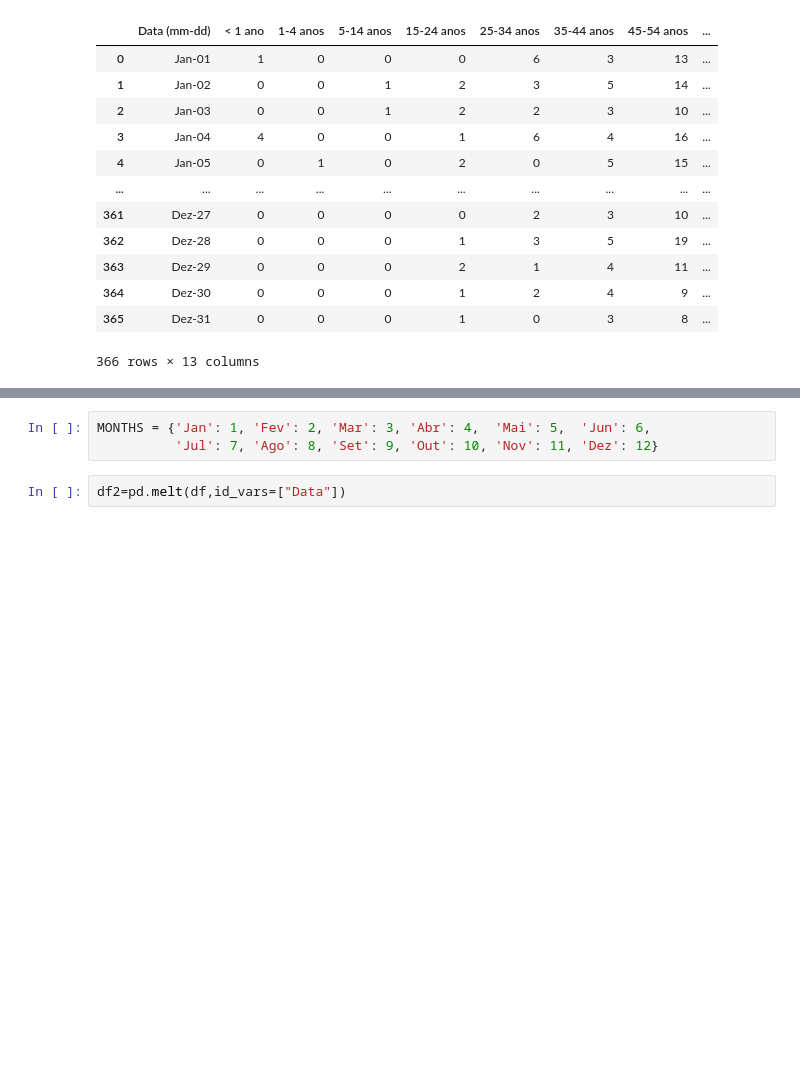
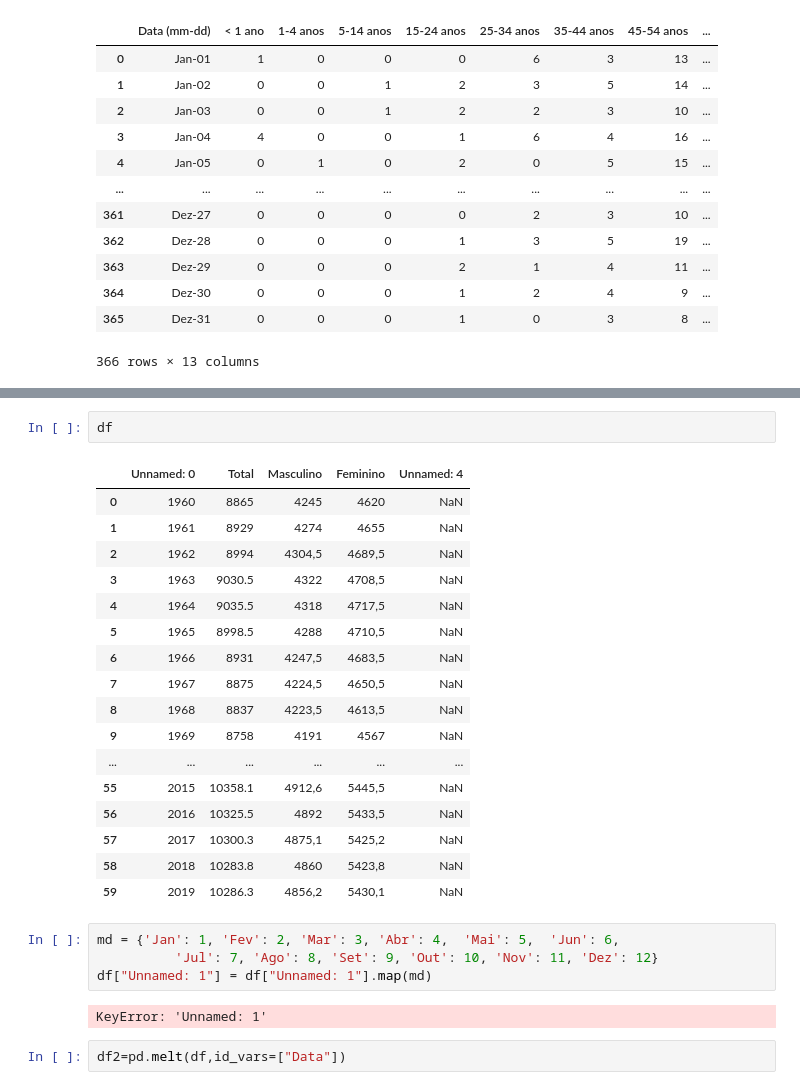
Before and after one commit to joao-dias-25/carta13, a Jupyter notebook: testing.ipynb, the cells around one changed output, grey strips where cells are left out. Drawn from its saved outputs; the diff is of its cells as text; blank space fills up the shorter version.

```diff
--- a/testing.ipynb
+++ b/testing.ipynb
@@ -44,6 +26,29 @@ Name: Total, dtype: object
+# %%
+df
+# %% [output]
+|  | Unnamed: 0 | Total | Masculino | Feminino | Unnamed: 4 |
+| 0 | 1960 | 8865 | 4245 | 4620 | NaN |
+| 1 | 1961 | 8929 | 4274 | 4655 | NaN |
+| 2 | 1962 | 8994 | 4304,5 | 4689,5 | NaN |
+| 3 | 1963 | 9030.5 | 4322 | 4708,5 | NaN |
+| 4 | 1964 | 9035.5 | 4318 | 4717,5 | NaN |
+| 5 | 1965 | 8998.5 | 4288 | 4710,5 | NaN |
+| 6 | 1966 | 8931 | 4247,5 | 4683,5 | NaN |
+| 7 | 1967 | 8875 | 4224,5 | 4650,5 | NaN |
+| 8 | 1968 | 8837 | 4223,5 | 4613,5 | NaN |
+| 9 | 1969 | 8758 | 4191 | 4567 | NaN |
+| ... | ... | ... | ... | ... | ... |
+| 55 | 2015 | 10358.1 | 4912,6 | 5445,5 | NaN |
+| 56 | 2016 | 10325.5 | 4892 | 5433,5 | NaN |
+| 57 | 2017 | 10300.3 | 4875,1 | 5425,2 | NaN |
+| 58 | 2018 | 10283.8 | 4860 | 5423,8 | NaN |
+| 59 | 2019 | 10286.3 | 4856,2 | 5430,1 | NaN |
 # %%
-MONTHS = {'Jan': 1, 'Fev': 2, 'Mar': 3, 'Abr': 4,  'Mai': 5,  'Jun': 6,
+md = {'Jan': 1, 'Fev': 2, 'Mar': 3, 'Abr': 4,  'Mai': 5,  'Jun': 6,
           'Jul': 7, 'Ago': 8, 'Set': 9, 'Out': 10, 'Nov': 11, 'Dez': 12}
+df["Unnamed: 1"] = df["Unnamed: 1"].map(md)
+# %% [output]
+KeyError: 'Unnamed: 1'
 # %%
 df2=pd.melt(df,id_vars=["Data"])
 # %%
```
Also changed, not shown: parts of 1 cell of this notebook, 2 other files.
